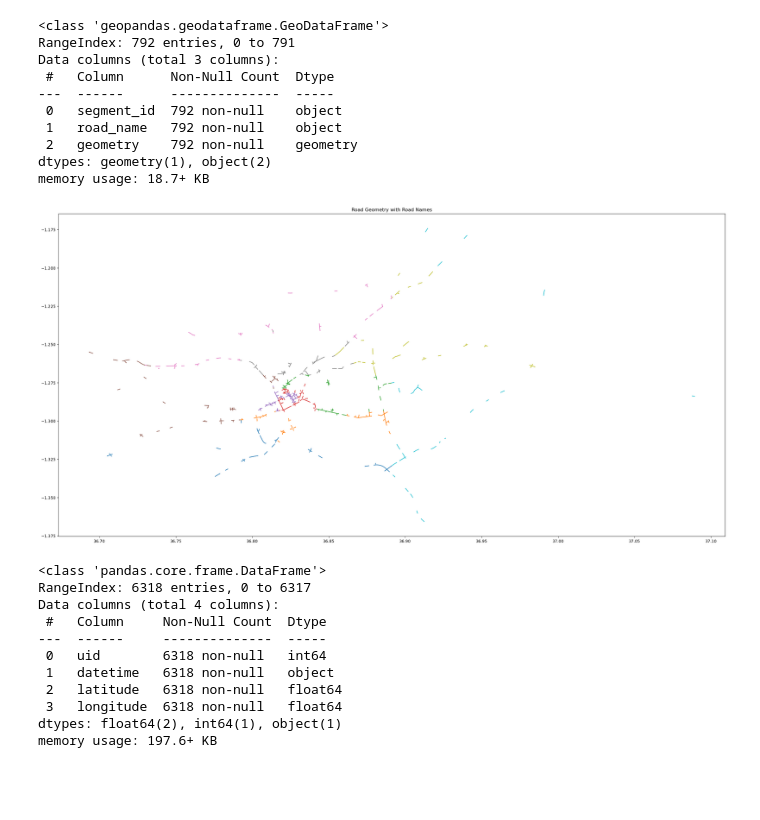
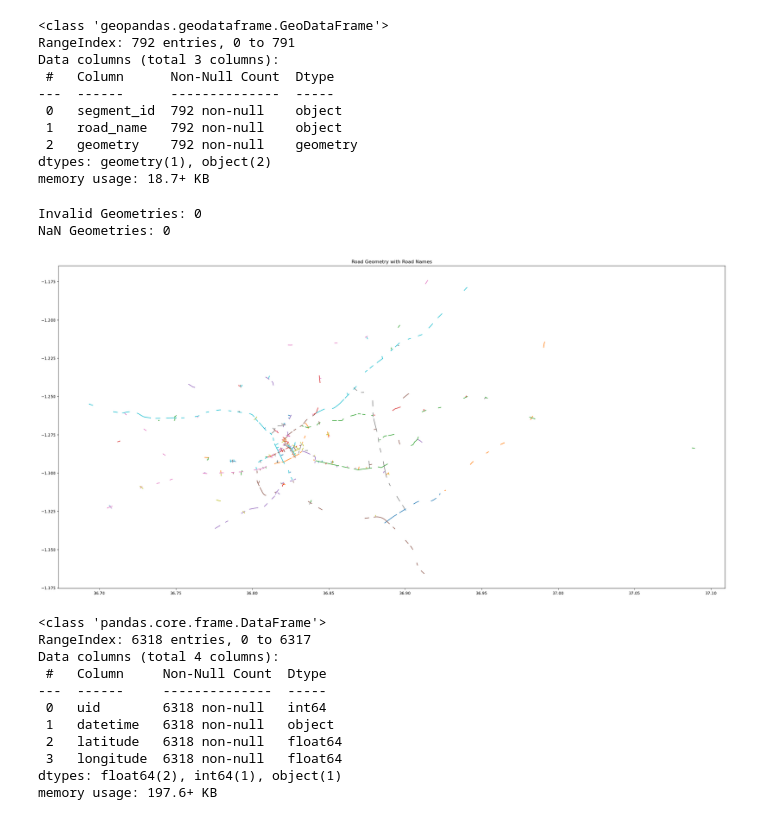
Before and after one commit to Roy-de/NaiRERS, a Jupyter notebook: nairers-ml/ambulance perambulation.ipynb, the cells around one changed output. Saved outputs shown, nothing was run; the diff lists cells and outputs as text; code cells hidden in the pictures; blank space fills up the shorter version.

```diff
--- a/nairers-ml/ambulance perambulation.ipynb
+++ b/nairers-ml/ambulance perambulation.ipynb
@@ -16,13 +16,22 @@ Data columns (total 3 columns):
  2   geometry    792 non-null    geometry
 dtypes: geometry(1), object(2)
 memory usage: 18.7+ KB
+# %%
+invalid_geom = segment[~segment.geometry.is_valid]
+nan_geom = segment[segment.geometry.isna()]
+
+print("Invalid Geometries:", len(invalid_geom))
+print("NaN Geometries:", len(nan_geom))
+# %% [output]
+Invalid Geometries: 0
+NaN Geometries: 0
 # %%
 fig, ax = plt.subplots(figsize=(30,30))
-segment.plot(column='geometry', legend=False, ax=ax)
+segment.plot(column='road_name', legend=False, ax=ax)
 plt.title("Road Geometry with Road Names")
 plt.show()
 # %% [output]
-[figure, old version]
+[figure, new version]
 # %%
 train_data = pd.read_csv('Train.csv')
 train_data.info()
```
Also changed, not shown: parts of 15 cells of this notebook, 4 other files.
